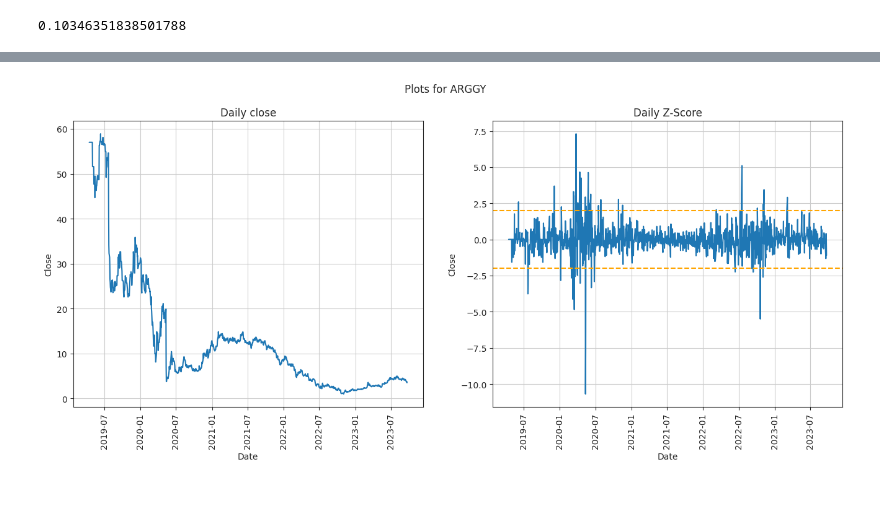
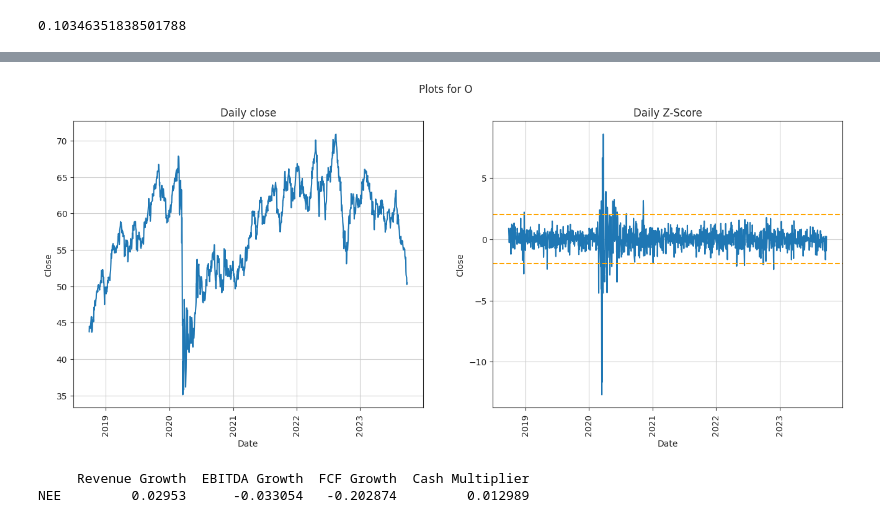
Before and after one commit to ggoni/dividend-stock-picker, a Jupyter notebook: explore.ipynb, the cells around one changed output, grey strips where cells are left out. Drawn from its saved outputs; the diff is of its cells as text; code cells hidden in the pictures; blank space fills up the shorter version.

```diff
--- a/explore.ipynb
+++ b/explore.ipynb
@@ -251,3 +251,3 @@ mono('USDCLP=X')
 # %%
-summary('ARGGY')
+summary('O')
 # %% [output]
@@ -261 +261,6 @@ ARGGY        0.638  -0.783467
-[figure, old version]
+[figure, new version]
+# %%
+summary('NEE')
+# %% [output]
+     Revenue Growth  EBITDA Growth  FCF Growth  Cash Multiplier
+NEE         0.02953      -0.033054   -0.202874         0.012989
```
Also changed, not shown: parts of 6 cells of this notebook.
